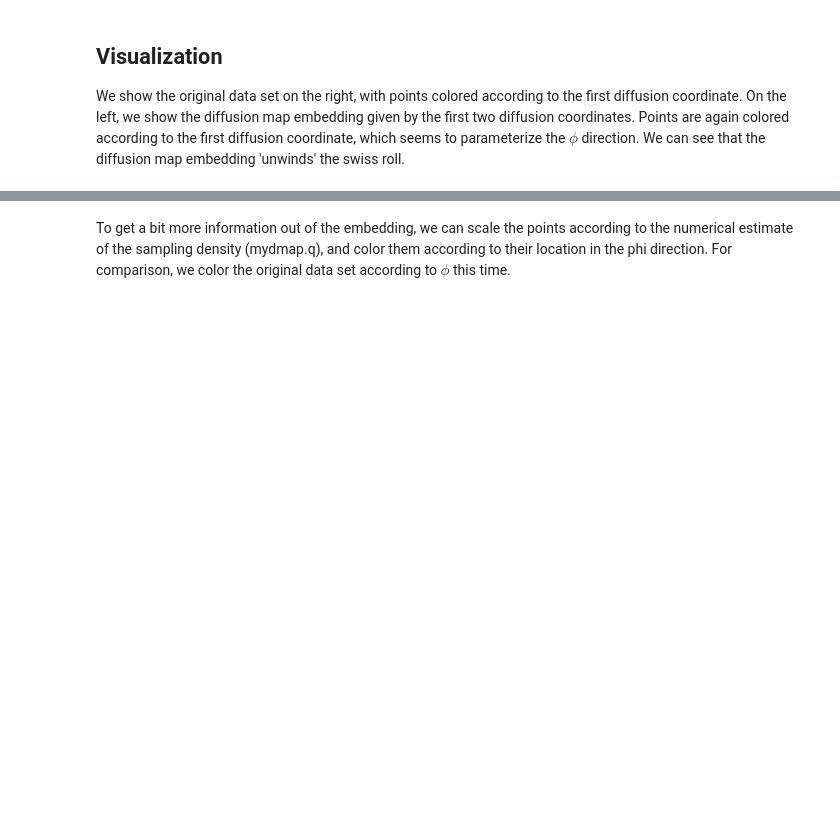
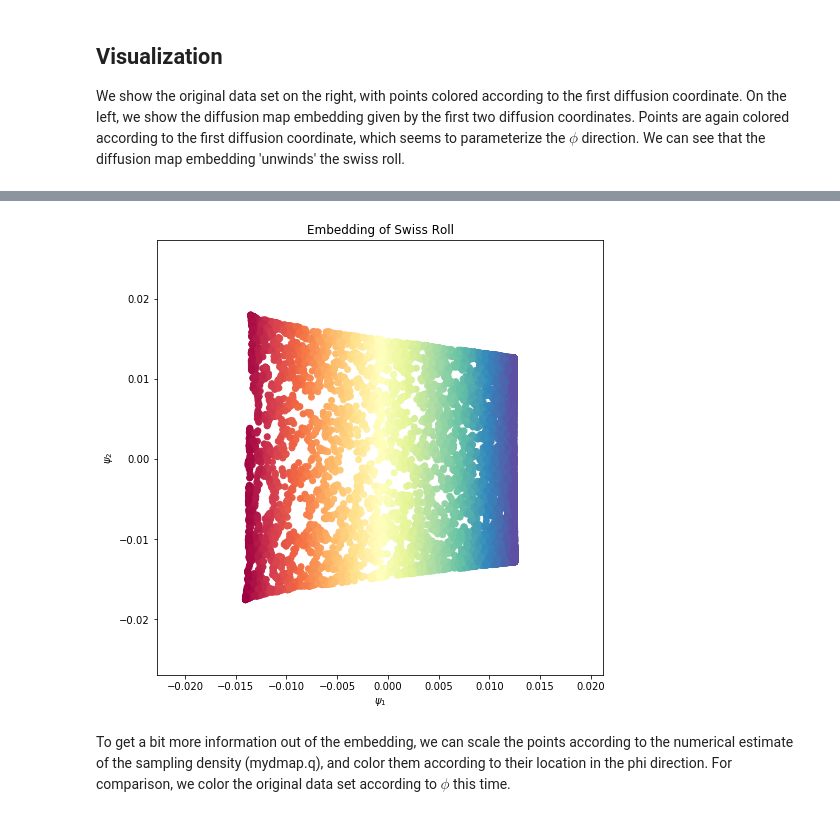
Before and after one commit to DiffusionMapsAcademics/pyDiffMap, a Jupyter notebook: examples/Swiss_Roll.ipynb, the cells around one changed output, grey strips where cells are left out. Saved outputs shown, nothing was run; the diff lists cells and outputs as text; code cells hidden in the pictures; blank space fills up the shorter version.

Commit message:
added embedding plot

```diff
--- a/examples/Swiss_Roll.ipynb
+++ b/examples/Swiss_Roll.ipynb
@@ -76,3 +76,9 @@ plt.show()
+# %%
+from pydiffmap.visualization import embedding_plot
+
+embedding_plot(mydmap)
+# %% [output]
+[figure, added]
 # %% [markdown]
 To get a bit more information out of the embedding, we can scale the points according to the numerical estimate of the sampling density (mydmap.q), and color them according to their location in the phi direction. For comparison, we color the original data set according to $\phi$ this time.
 # %%
```
Also changed, not shown: parts of 1 cell of this notebook, 1 other file.
